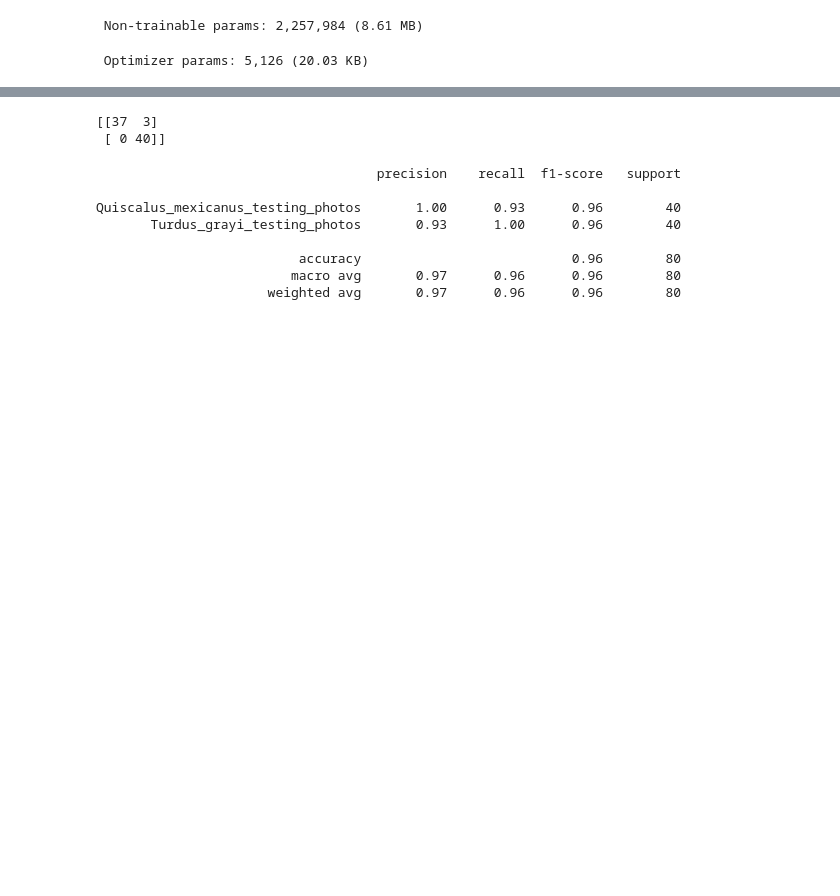
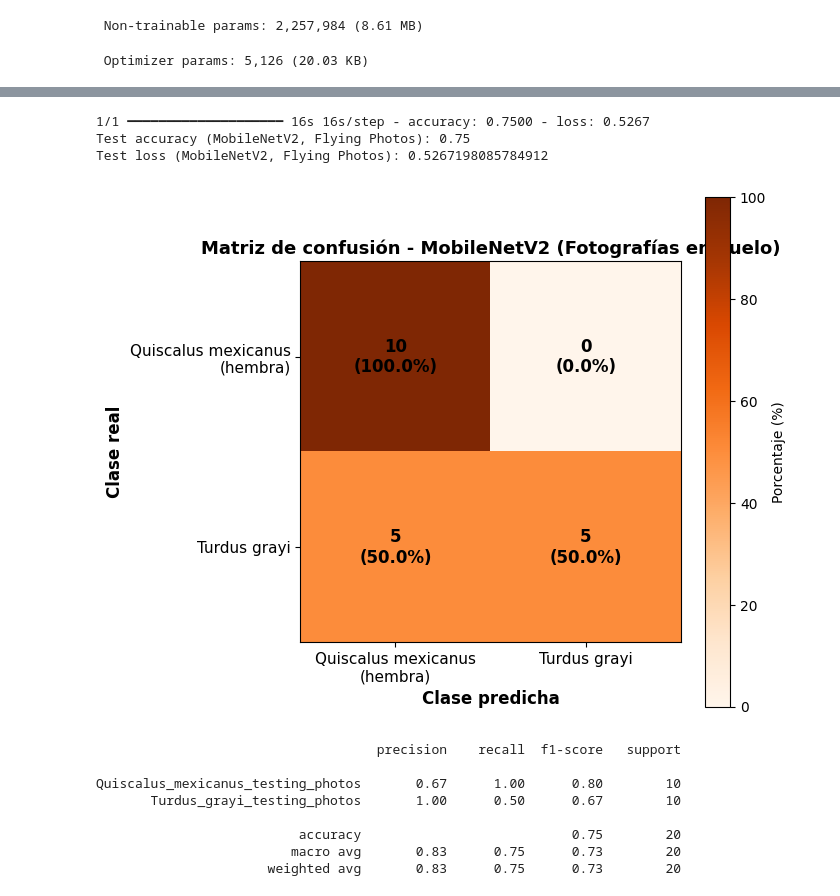
Before and after one commit to MarioRojasV/CNN_Models_Comparison_Bird_Classification, a Jupyter notebook: scr/mobilenetv2_model/MobileNetV2_Birds_COMPDES_2026_Testing.ipynb, the cells around one changed output, grey strips where cells are left out. Saved outputs shown, nothing was run; the diff lists cells and outputs as text; code cells hidden in the pictures; blank space fills up the shorter version.

```diff
--- a/scr/mobilenetv2_model/MobileNetV2_Birds_COMPDES_2026_Testing.ipynb
+++ b/scr/mobilenetv2_model/MobileNetV2_Birds_COMPDES_2026_Testing.ipynb
@@ -99,9 +161,0 @@ y_pred = []
-# %%
-for images, labels in test_ds:
-
-    predictions = model.predict(images)
-
-    predicted_classes = np.argmax(predictions, axis=1)
-
-    y_true.extend(labels.numpy())
-    y_pred.extend(predicted_classes)
@@ -125,31 +162,38 @@ print(y_pred)
-# %%
-from sklearn.metrics import confusion_matrix
-
-cm = confusion_matrix(
-    y_true,
-    y_pred
-)
-
-print(cm)
-# %% [output]
-[[37  3]
- [ 0 40]]
-# %%
-from sklearn.metrics import classification_report
-
-print(
-    classification_report(
-        y_true,
-        y_pred,
-        target_names=class_names
-    )
-)
-# %% [output]
-                                    precision    recall  f1-score   support
-
-Quiscalus_mexicanus_testing_photos       1.00      0.93      0.96        40
-       Turdus_grayi_testing_photos       0.93      1.00      0.96        40
-
-                          accuracy                           0.96        80
-                         macro avg       0.97      0.96      0.96        80
-                      weighted avg       0.97      0.96      0.96        80
+# %%
+flying_loss, flying_accuracy = model.evaluate(test_flying_ds)
+print("Test accuracy (MobileNetV2, Flying Photos):", flying_accuracy)
+print("Test loss (MobileNetV2, Flying Photos):", flying_loss)
+
+y_true_flying = []
+y_pred_flying = []
+
+for images, labels in test_flying_ds:
+    predictions = model.predict(images, verbose=0)
+    y_true_flying.extend(labels.numpy())
+    y_pred_flying.extend(np.argmax(predictions, axis=1))
+
+y_true_flying = np.array(y_true_flying)
+y_pred_flying = np.array(y_pred_flying)
+# %% [output]
+1/1 ━━━━━━━━━━━━━━━━━━━━ 16s 16s/step - accuracy: 0.7500 - loss: 0.5267
+Test accuracy (MobileNetV2, Flying Photos): 0.75
+Test loss (MobileNetV2, Flying Photos): 0.5267198085784912
+# %%
+cm_flying = graficar_matriz_confusion(
+    y_true_flying, y_pred_flying, DISPLAY_LABELS,
+    "Matriz de confusión - MobileNetV2 (Fotografías en vuelo)",
+    RESULTS_PATH + "/Matriz_Confusion_MobileNetV2_Flying.png",
+    en_porcentaje=True
+)
+
+print(classification_report(y_true_flying, y_pred_flying, target_names=class_names))
+# %% [output]
+[figure, added]
+                                    precision    recall  f1-score   support
+
+Quiscalus_mexicanus_testing_photos       0.67      1.00      0.80        10
+       Turdus_grayi_testing_photos       1.00      0.50      0.67        10
+
+                          accuracy                           0.75        20
+                         macro avg       0.83      0.75      0.73        20
+                      weighted avg       0.83      0.75      0.73        20
```
Also changed, not shown: parts of 17 cells of this notebook.
